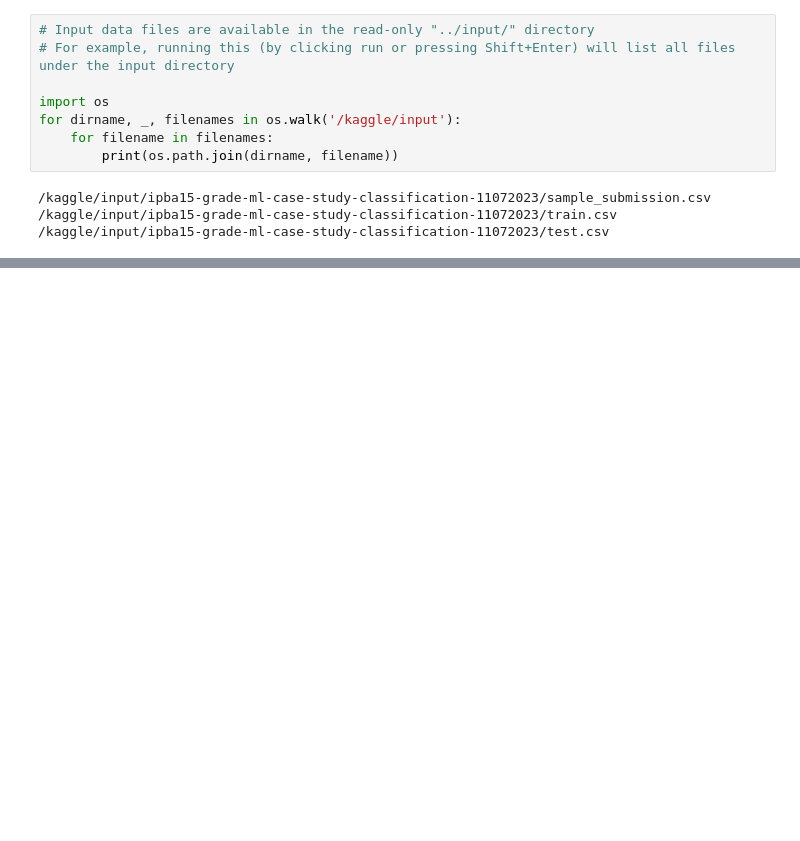
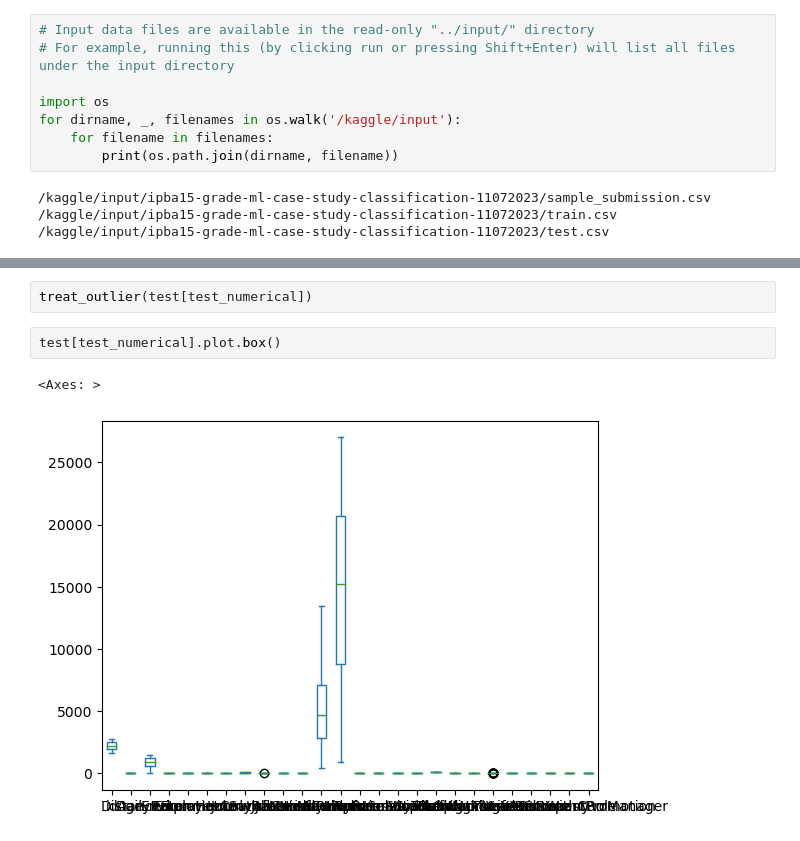
Before and after one commit to pratik-ka-git/Kaggle, a Jupyter notebook: ml-attrition.ipynb, the cells around one changed output, grey strips where cells are left out. Saved outputs shown, nothing was run; the diff lists cells and outputs as text; blank space fills up the shorter version.

```diff
--- a/ml-attrition.ipynb
+++ b/ml-attrition.ipynb
@@ -12,0 +203,7 @@ for dirname, _, filenames in os.walk('/kaggle/input'):
+# %%
+treat_outlier(test[test_numerical])
+# %%
+test[test_numerical].plot.box()
+# %% [output]
+<Axes: >
+[figure, added]
```
Also changed, not shown: parts of 33 cells of this notebook.
